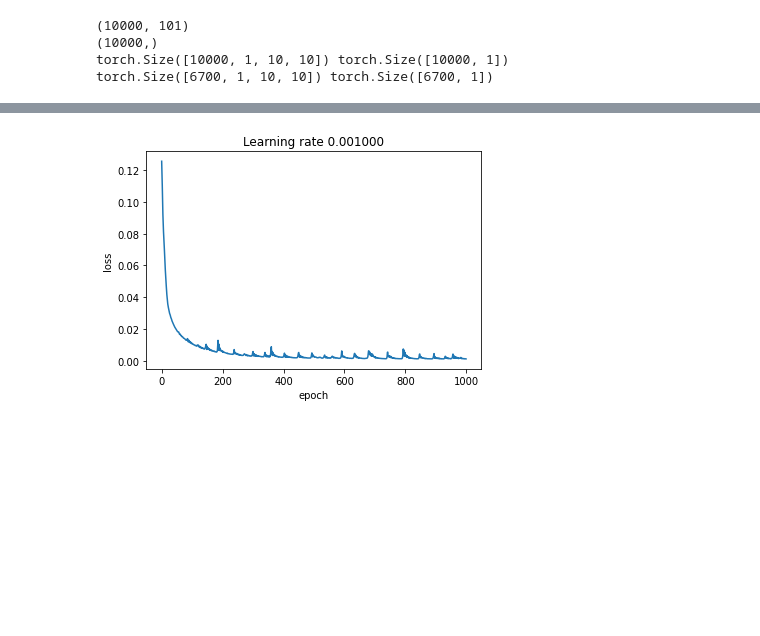
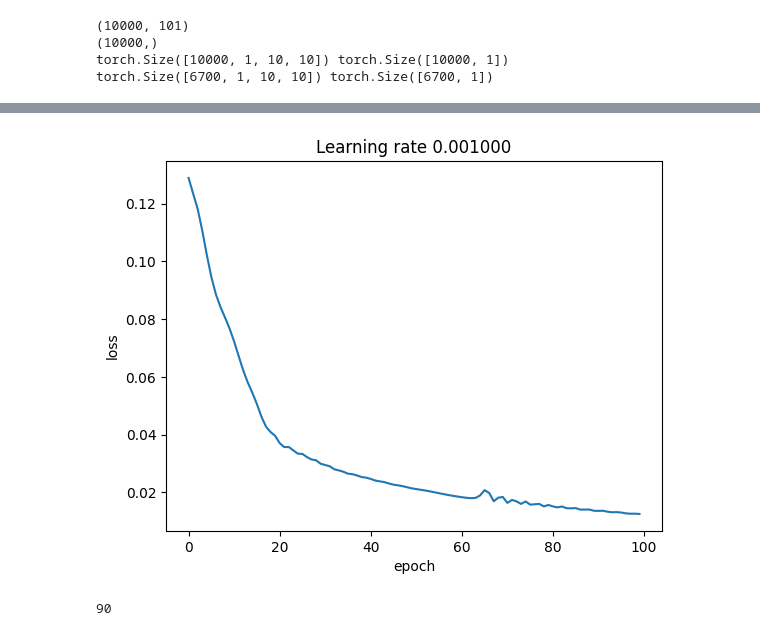
Before and after one commit to Coaster41/ai-simulation-agent, a Jupyter notebook: pytorch_test.ipynb, the cells around one changed output, grey strips where cells are left out. Saved outputs shown, nothing was run; the diff lists cells and outputs as text; code cells hidden in the pictures; blank space fills up the shorter version.

Commit message:
Added checkpoints, tested on 1000 epochs

```diff
--- a/pytorch_test.ipynb
+++ b/pytorch_test.ipynb
@@ -104,0 +95,31 @@ for epoch in range(epochs):
+# %%
+import time
+
+start_time = time.time()
+save_interval = 10;
+best_loss = float('inf');
+file_path = 'model_checkpoint.pt'
+
+epochs = 100
+for epoch in range(epochs):
+  y_pred = model(X_train)
+  loss = loss_function(y_pred, y_train)
+
+  losses.append(loss.item())
+
+  model.zero_grad()
+  loss.backward()
+
+  optimizer.step()
+
+  #Indicates what epoch it is on
+  if(epoch % 10 == 0):
+      elapsed_time = time.time() - start_time
+      print("Epoch: {}, Elapsed Time: {:.2f} seconds".format(epoch+1, elapsed_time))
+
+  #saves the currect epoch stat
+  if(epoch > 60 and epoch % save_interval == 0 and loss.item() < best_loss):
+    state = {'epoch': epoch,'loss': loss.item()}
+    #'state_dict': model.state_dict(),
+    # 'optimizer': optimizer.state_dict(),
+    torch.save(state,file_path)
@@ -105,11 +137,19 @@ for epoch in range(epochs):
 # %%
 plt.plot(losses)
 plt.ylabel('loss')
 plt.xlabel('epoch')
 plt.title("Learning rate %f"%(learning_rate))
 plt.show()
+
+checkpoint = torch.load(file_path)
+# model.load_state_dict(checkpoint['state_dict'])
+# optimizer.load_state_dict(checkpoint['optimizer'])
+epoch = checkpoint['epoch']
+
+print(epoch)
 # %% [output]
-[figure, old version]
+[figure, new version]
+90
 # %%
 y_pred = model(X_test)
 loss = loss_function(y_pred, y_test)
```
Also changed, not shown: parts of 4 cells of this notebook.
